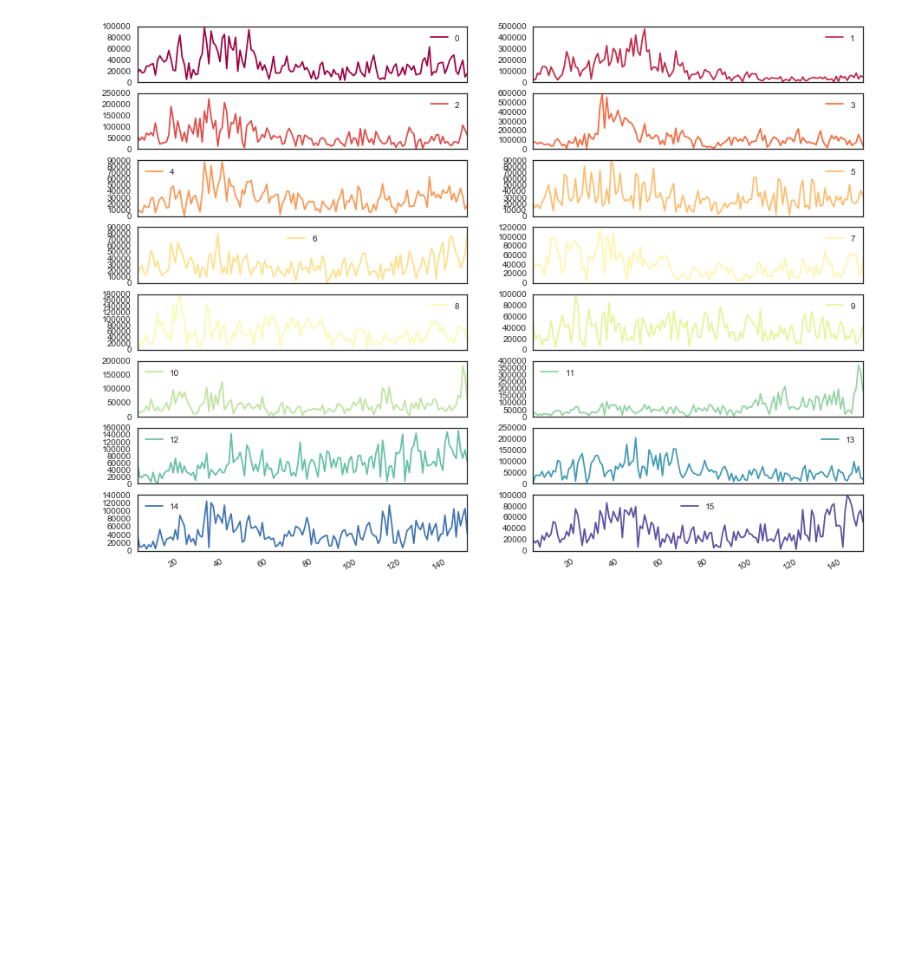
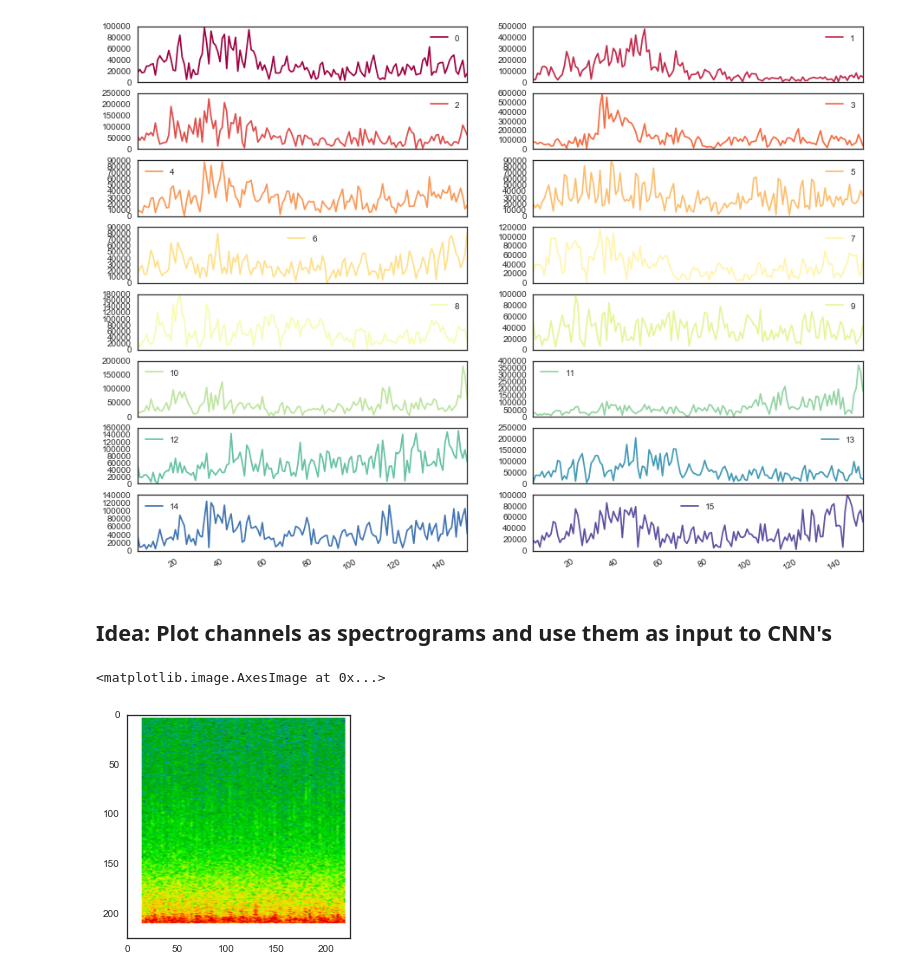
Before and after one commit to A-Jacobson/iEEG_Seizure_Prediction, a Jupyter notebook: EDA.ipynb, the cells around one changed output. Cells and saved outputs as stored; diff of their text form; code cells hidden in the pictures; blank space fills up the shorter version.

Commit message:
spectrogram features first pass

```diff
--- a/EDA.ipynb
+++ b/EDA.ipynb
@@ -350,3 +346,5 @@ fft_dropout[freq_min:freq_max].plot(subplots=True, figsize=(15,12), layout=(8,2)
 plt.show()
 # %% [output]
 [figure]
+# %% [markdown]
+## Idea: Plot channels as spectrograms and use them as input to CNN's
@@ -352,0 +354,15 @@ plt.show()
+# %%
+def to_imarray(df):
+    channels = []
+    for col in df.columns:
+        plt.ioff()
+        _, _, _, _ = plt.specgram(df_pos_clean[col], NFFT=2048, Fs=240000/600, noverlap=int((240000/600)*0.005), cmap=plt.cm.spectral)
+        plt.axis('off')
+        plt.savefig('spec.png', bbox_inches='tight', pad_inches=0)
+        plt.close()
+        im = scipy.misc.imread('spec.png', mode='RGB')
+        im = scipy.misc.imresize(im, (224, 224, 3))
+        channels.append(im)
+    return np.array(channels)
+# %%
+neg = to_imarray(df_neg_clean)
@@ -352,0 +371,5 @@ plt.show()
+# %%
+plt.imshow(neg[1])
+# %% [output]
+<matplotlib.image.AxesImage at 0x...>
+[figure, added]
```
Also changed, not shown: parts of 32 cells of this notebook, 11 other files.
